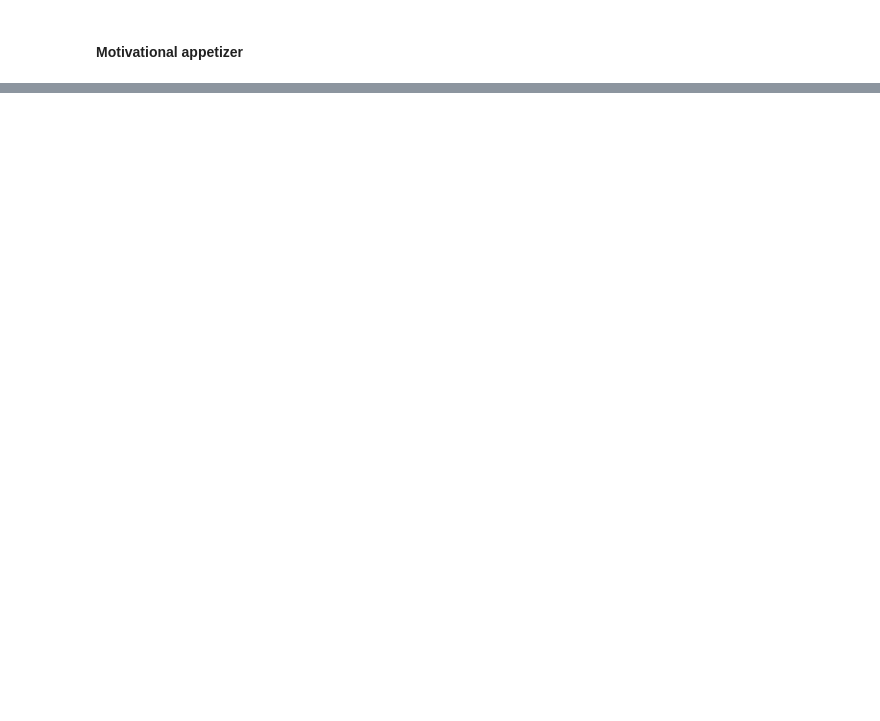
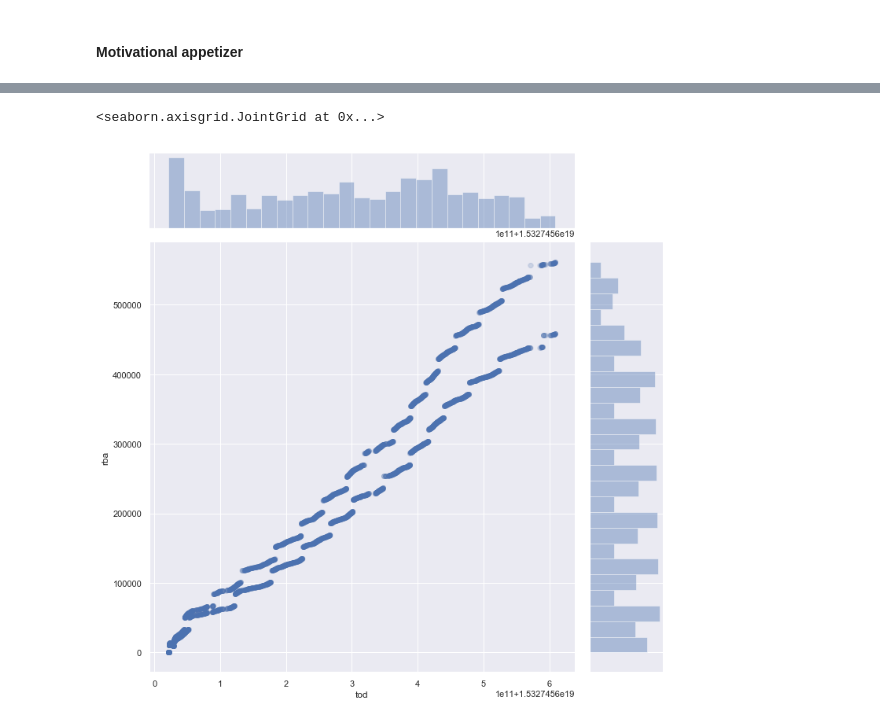
Before and after one commit to volov0/IMS-analytics, a Jupyter notebook: appetizer.ipynb, the cells around one changed output, grey strips where cells are left out. Saved outputs shown, nothing was run; the diff lists cells and outputs as text; code cells hidden in the pictures; blank space fills up the shorter version.

```diff
--- a/appetizer.ipynb
+++ b/appetizer.ipynb
@@ -28,0 +37,7 @@ NameError: name 'log50' is not defined
+# %%
+# do the same for another index secondary index
+dbupdates = log50[log50['dbd'] == 'FFIP0051']
+sns.jointplot(dbupdates['tod'], dbupdates['rba'], alpha=0.1, height=10)
+# %% [output]
+<seaborn.axisgrid.JointGrid at 0x...>
+[figure, added]
```
Also changed, not shown: parts of 2 cells of this notebook.
